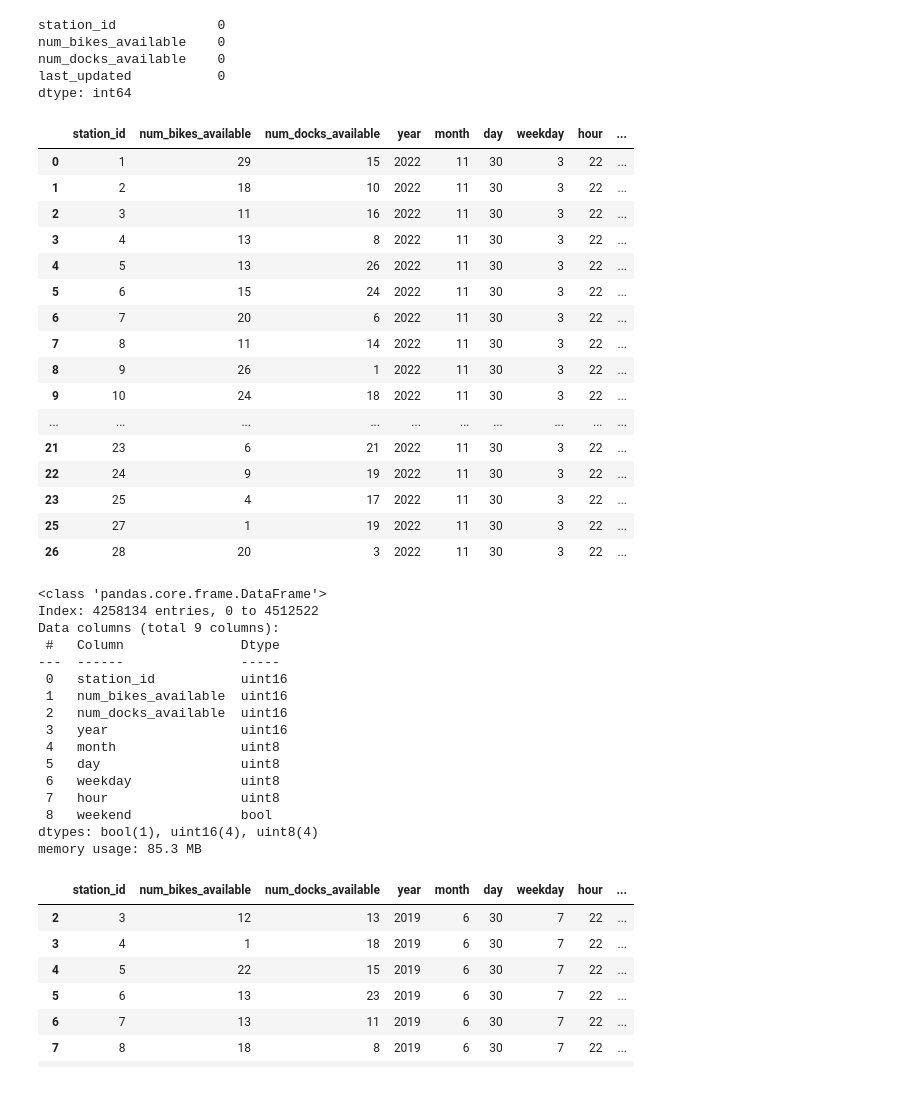
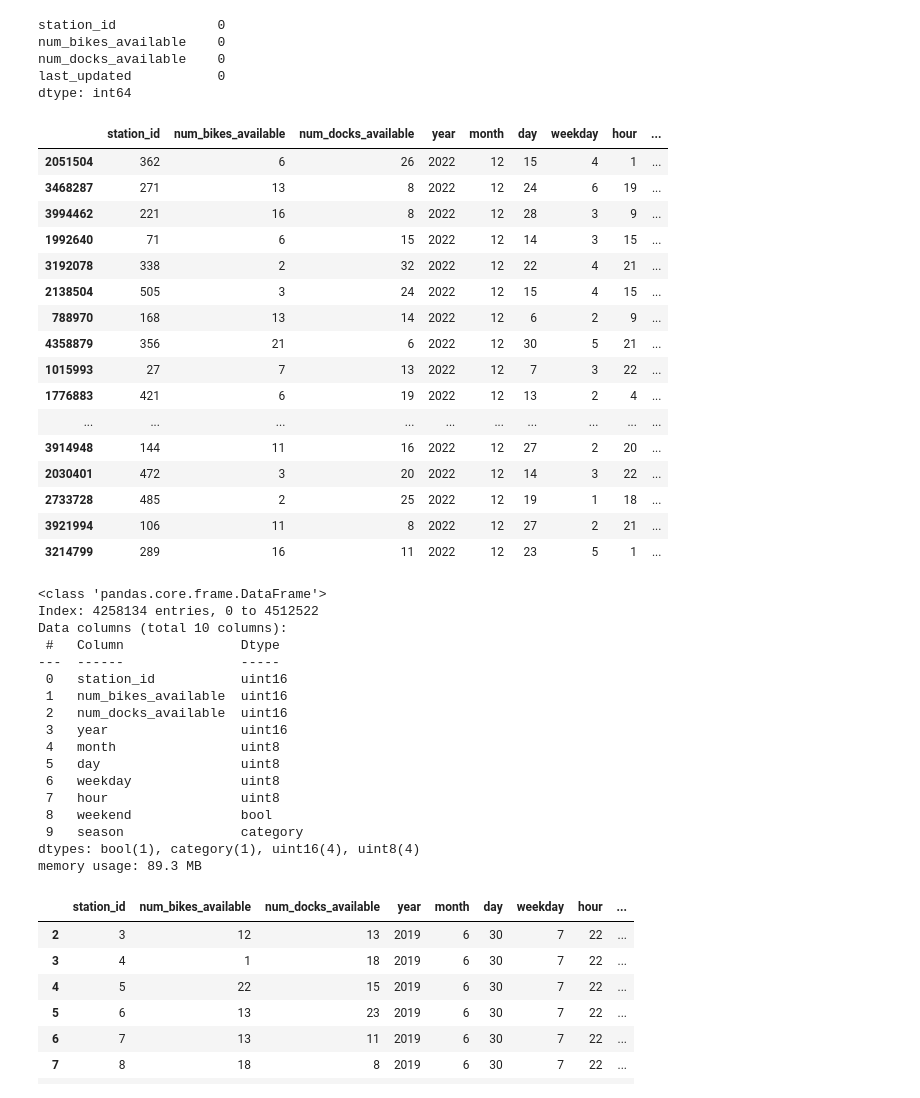
Before and after one commit to jadelaossa/bike-availability-prediction, a Jupyter notebook: notebooks/1.0-jdf-initial-data-exploration.ipynb, the cells around one changed output. Saved outputs shown, nothing was run; the diff lists cells and outputs as text; code cells hidden in the pictures.

```diff
--- a/notebooks/1.0-jdf-initial-data-exploration.ipynb
+++ b/notebooks/1.0-jdf-initial-data-exploration.ipynb
@@ -69,7 +71,7 @@ last_updated           0
 dtype: int64
 # %%
 def clean_bicing_status(df):
-    """Cleans the bicing status DataFrame including converting data types, and removing unnecessary columns.
+    """Cleans the bicing status DataFrame including converting data types, adding new features, and removing unnecessary columns.
 
     Args:
         df (DataFrame):
@@ -84,6 +86,21 @@ def clean_bicing_status(df):
         cols = df_.select_dtypes('int64')
         return (df_
                 .astype({col:'uint16' for col in cols}))
+
+    def get_season(month):
+        x = month % 12 // 3 + 1
+        if x == 1:
+            season = 'winter'
+        elif x == 2:
+            season = 'spring'
+        elif x == 3:
+            season = 'summer'
+        elif x == 4:
+            season = 'autumn'
+        else:
+            season = 'unknown'
+        return season
+
     return (df
             .query('num_bikes_available != 0 and num_docks_available != 0')
             .assign(last_updated=pd.to_datetime(df['last_updated'], unit='s'),
@@ -93,36 +110,36 @@ def clean_bicing_status(df):
                     weekday=lambda df_: df_['last_updated'].dt.isocalendar().day.astype('uint8'),
                     hour=lambda df_: df_['last_updated'].dt.hour.astype('uint8'),
                     weekend=lambda df_: df_['weekday'].map(weekend),
-                    )
+                    season=lambda df_: df_['month'].apply(get_season).astype('category'),)
             .pipe(int64_to_uint16)
             .drop(columns='last_updated')
     )
 # %%
-clean_bicing_status(bicing_status_2212).head(25)
+clean_bicing_status(bicing_status_2212).sample(25)
 # %% [output]
 |  | station_id | num_bikes_available | num_docks_available | year | month | day | weekday | hour | ... |
-| 0 | 1 | 29 | 15 | 2022 | 11 | 30 | 3 | 22 | ... |
-| 1 | 2 | 18 | 10 | 2022 | 11 | 30 | 3 | 22 | ... |
-| 2 | 3 | 11 | 16 | 2022 | 11 | 30 | 3 | 22 | ... |
-| 3 | 4 | 13 | 8 | 2022 | 11 | 30 | 3 | 22 | ... |
-| 4 | 5 | 13 | 26 | 2022 | 11 | 30 | 3 | 22 | ... |
-| 5 | 6 | 15 | 24 | 2022 | 11 | 30 | 3 | 22 | ... |
-| 6 | 7 | 20 | 6 | 2022 | 11 | 30 | 3 | 22 | ... |
-| 7 | 8 | 11 | 14 | 2022 | 11 | 30 | 3 | 22 | ... |
-| 8 | 9 | 26 | 1 | 2022 | 11 | 30 | 3 | 22 | ... |
-| 9 | 10 | 24 | 18 | 2022 | 11 | 30 | 3 | 22 | ... |
+| 2051504 | 362 | 6 | 26 | 2022 | 12 | 15 | 4 | 1 | ... |
+| 3468287 | 271 | 13 | 8 | 2022 | 12 | 24 | 6 | 19 | ... |
+| 3994462 | 221 | 16 | 8 | 2022 | 12 | 28 | 3 | 9 | ... |
+| 1992640 | 71 | 6 | 15 | 2022 | 12 | 14 | 3 | 15 | ... |
+| 3192078 | 338 | 2 | 32 | 2022 | 12 | 22 | 4 | 21 | ... |
+| 2138504 | 505 | 3 | 24 | 2022 | 12 | 15 | 4 | 15 | ... |
+| 788970 | 168 | 13 | 14 | 2022 | 12 | 6 | 2 | 9 | ... |
+| 4358879 | 356 | 21 | 6 | 2022 | 12 | 30 | 5 | 21 | ... |
+| 1015993 | 27 | 7 | 13 | 2022 | 12 | 7 | 3 | 22 | ... |
+| 1776883 | 421 | 6 | 19 | 2022 | 12 | 13 | 2 | 4 | ... |
 | ... | ... | ... | ... | ... | ... | ... | ... | ... | ... |
-| 21 | 23 | 6 | 21 | 2022 | 11 | 30 | 3 | 22 | ... |
-| 22 | 24 | 9 | 19 | 2022 | 11 | 30 | 3 | 22 | ... |
-| 23 | 25 | 4 | 17 | 2022 | 11 | 30 | 3 | 22 | ... |
-| 25 | 27 | 1 | 19 | 2022 | 11 | 30 | 3 | 22 | ... |
-| 26 | 28 | 20 | 3 | 2022 | 11 | 30 | 3 | 22 | ... |
+| 3914948 | 144 | 11 | 16 | 2022 | 12 | 27 | 2 | 20 | ... |
+| 2030401 | 472 | 3 | 20 | 2022 | 12 | 14 | 3 | 22 | ... |
+| 2733728 | 485 | 2 | 25 | 2022 | 12 | 19 | 1 | 18 | ... |
+| 3921994 | 106 | 11 | 8 | 2022 | 12 | 27 | 2 | 21 | ... |
+| 3214799 | 289 | 16 | 11 | 2022 | 12 | 23 | 5 | 1 | ... |
 # %%
 clean_bicing_status(bicing_status_2212).info()
 # %% [output]
 <class 'pandas.core.frame.DataFrame'>
 Index: 4258134 entries, 0 to 4512522
-Data columns (total 9 columns):
+Data columns (total 10 columns):
  #   Column               Dtype
 ---  ------               -----
  0   station_id           uint16
@@ -134,8 +151,9 @@ Data columns (total 9 columns):
  6   weekday              uint8
  7   hour                 uint8
  8   weekend              bool
-dtypes: bool(1), uint16(4), uint8(4)
-memory usage: 85.3 MB
+ 9   season               category
+dtypes: bool(1), category(1), uint16(4), uint8(4)
+memory usage: 89.3 MB
 # %%
 def load_table(year, month, month_name):
     """Loads the bicing stations data from a CSV file.
```
Also changed, not shown: parts of 35 cells of this notebook, 1 other file.
